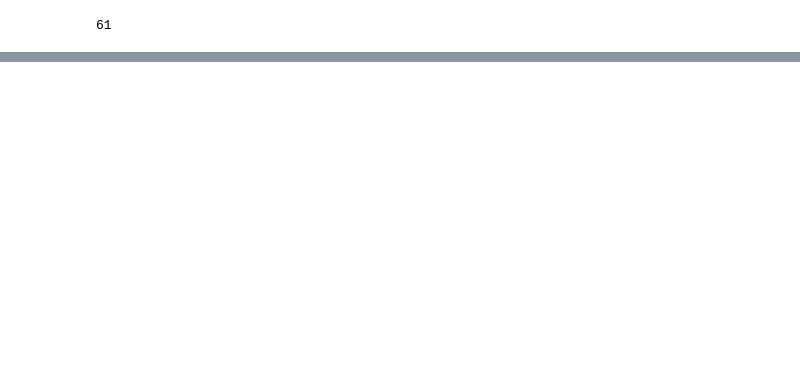
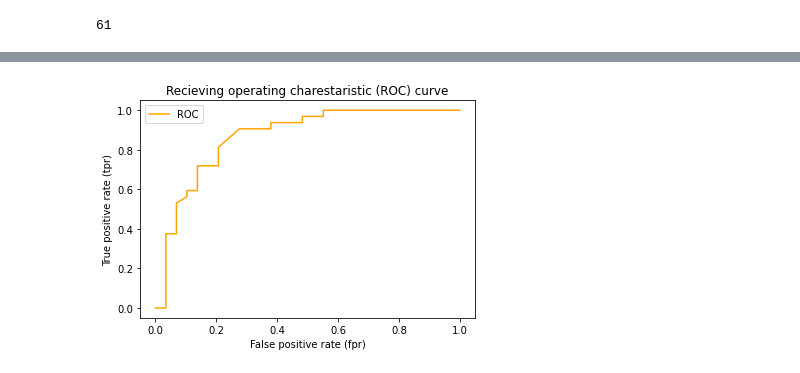
Before and after one commit to Amirhamza894/machine_learning_with_scikit_learn, a Jupyter notebook: Introduction_to_scikit_learn.ipynb, the cells around one changed output, grey strips where cells are left out. Cells and saved outputs as stored; diff of their text form; code cells hidden in the pictures; blank space fills up the shorter version.

```diff
--- a/Introduction_to_scikit_learn.ipynb
+++ b/Introduction_to_scikit_learn.ipynb
@@ -1201,0 +1244,24 @@ array([0.        , 0.        , 0.03448276, 0.03448276, 0.03448276,
+# %%
+# let's plot the roc
+import matplotlib.pyplot as plt
+
+def plot_roc_curve(fpr, tpr):
+    '''
+    plotting a ROC curve given the false positive rate (fpr)
+    and true positive rate (tpr)
+    '''
+    # plot roc curve
+    plt.plot(fpr, tpr, color='orange', label='ROC')
+    # plot baseline (normal no prdiction line)
+#     plt.plot([0,1],[0,1], color='darkblue', label='Guessing', linestyle='--')
+
+    #customise the plot
+    plt.xlabel('False positive rate (fpr)')
+    plt.ylabel('True positive rate (tpr)')
+    plt.title('Recieving operating charestaristic (ROC) curve')
+    plt.legend()
+    plt.show()
+
+plot_roc_curve(fpr, tpr)
+# %% [output]
+[figure, added]
```
Also changed, not shown: parts of 30 cells of this notebook, 2 other files.
